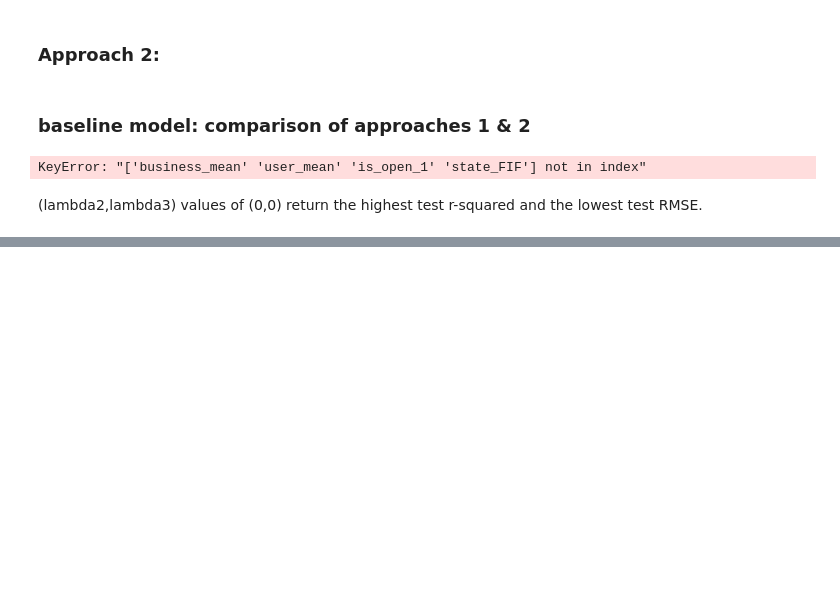
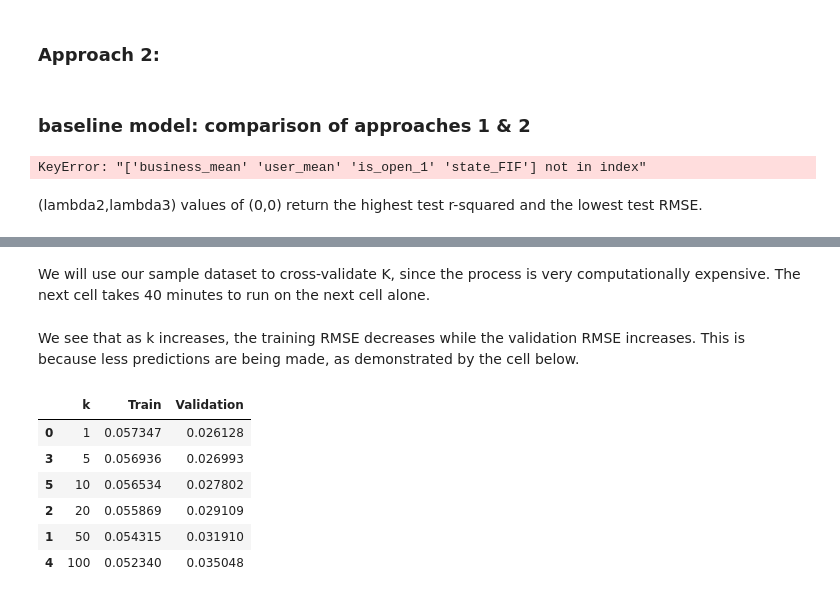
Before and after one commit to yejineun/CS109a_final, a Jupyter notebook: notebooks/final_report_v0.ipynb, the cells around one changed output, grey strips where cells are left out. Drawn from its saved outputs; the diff is of its cells as text; code cells hidden in the pictures; blank space fills up the shorter version.

```diff
--- a/notebooks/final_report_v0.ipynb
+++ b/notebooks/final_report_v0.ipynb
@@ -1135,0 +1456,38 @@ gs, blsn2_alpha,train_r2, test_r2,train_RMSE, test_RMSE = cv_optimize_with_sets(
+# %% [markdown]
+We will use our sample dataset to cross-validate K, since the process is very computationally expensive. The next cell takes 40 minutes to run on the next cell alone.
+# %%
+#~remove: run this cell, remove the hardcoded values, then unquote the text
+
+
+
+svd_score_dict = {1: [0.057346689517355373, 0.026127547876128164],
+                 5: [0.056936020620851166, 0.026993274044411215],
+                 10: [0.056534380587183408, 0.027802471185489463],
+                 20: [0.055869145067205292, 0.02910924070725357],
+                 50: [0.054314937475707162, 0.031909755953518956],
+                 100: [0.052340185857727962, 0.035048444838183854]}
+
+svd_df =pd.DataFrame(data=[svd_score_dict[key] for key in svd_score_dict],
+                     index =[key for key in svd_score_dict],
+                    columns=['Train','Validation']).rename_axis('k')
+svd_df.reset_index(drop=False, inplace=True)
+svd_df.sort_values(ascending=True, axis=0, by=['k'], inplace=True)
+
+#~remove everything above this line, then unquote the code below
+
+# """k_list = [1,5,10,20,50,100]
+# svd_score_dict = cross_validate_k(df=sample_train,
+#                                   k_list=k_list,
+#                                   nfolds=5)"""
+# %% [markdown]
+We see that as k increases, the training RMSE decreases while the validation RMSE increases. This is because less predictions are being made, as demonstrated by the cell below.
+# %%
+svd_df
+# %% [output]
+|  | k | Train | Validation |
+| 0 | 1 | 0.057347 | 0.026128 |
+| 3 | 5 | 0.056936 | 0.026993 |
+| 5 | 10 | 0.056534 | 0.027802 |
+| 2 | 20 | 0.055869 | 0.029109 |
+| 1 | 50 | 0.054315 | 0.031910 |
+| 4 | 100 | 0.052340 | 0.035048 |
```
Also changed, not shown: parts of 37 cells of this notebook, 6 other files.
